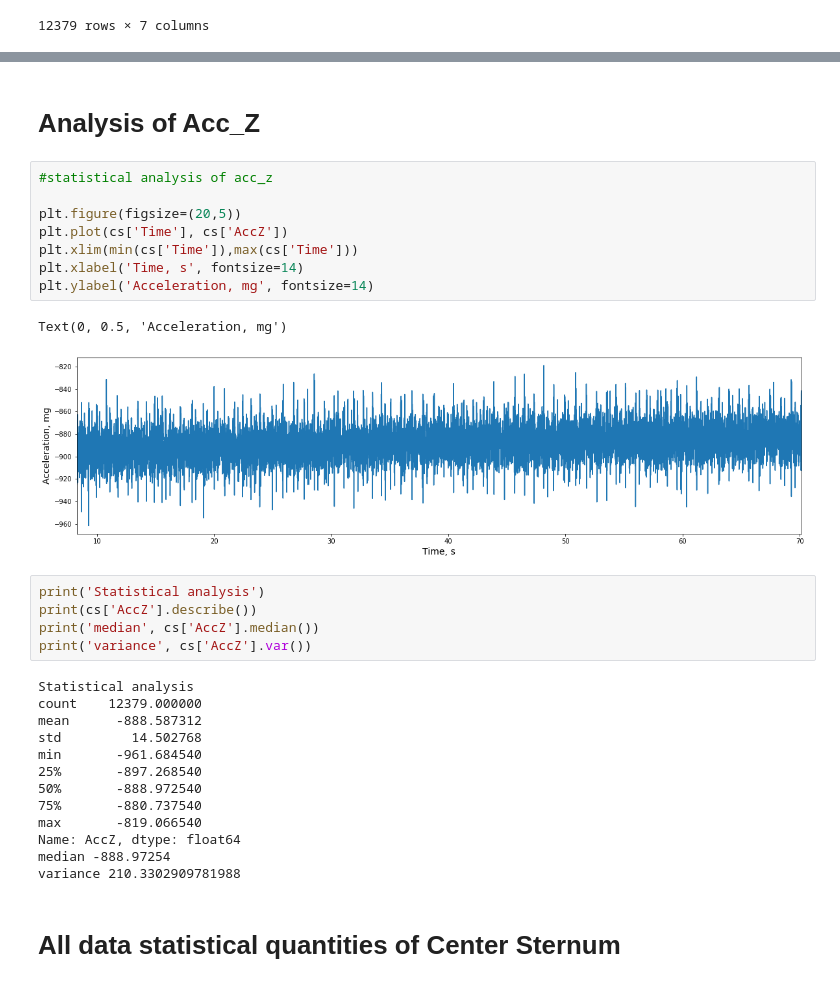
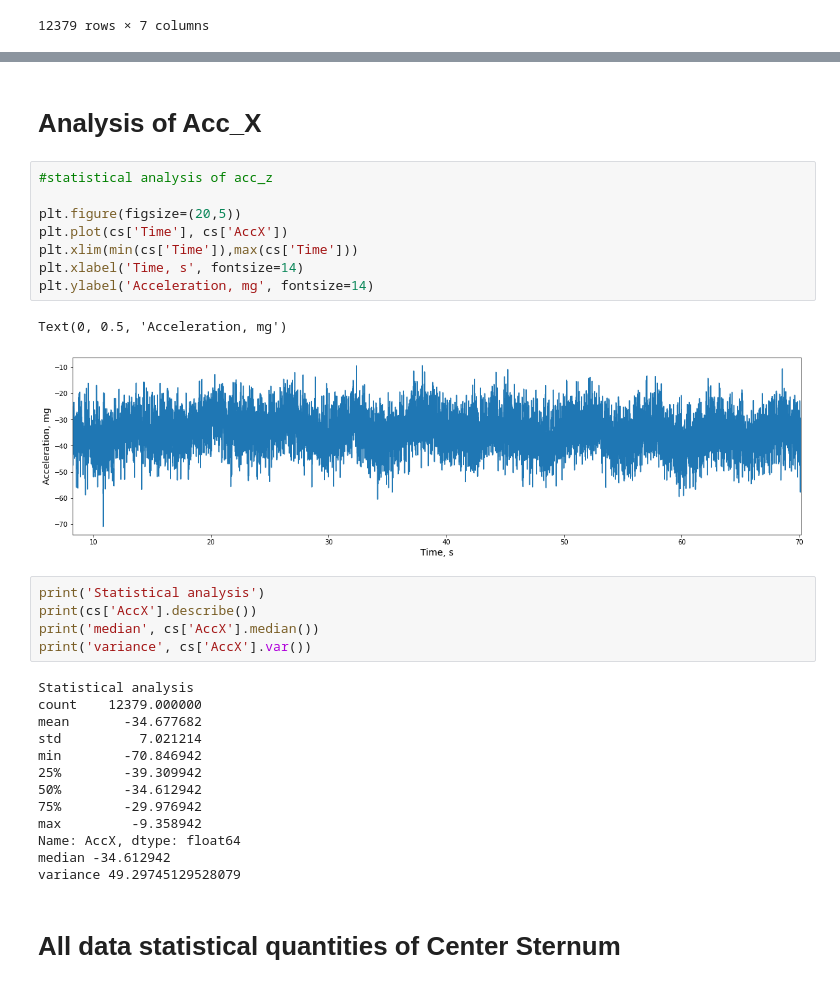
Before and after one commit to ericabrisigotti/heart_rate_estimation_LCP-A, a Jupyter notebook: Project_update 1.ipynb, the cells around one changed output, grey strips where cells are left out. Drawn from its saved outputs; the diff is of its cells as text.

```diff
--- a/Project_update 1.ipynb
+++ b/Project_update 1.ipynb
@@ -354,34 +391,34 @@ cs
 # %% [markdown]
-# Analysis of Acc_Z
+# Analysis of Acc_X
 # %%
 #statistical analysis of acc_z
 
 plt.figure(figsize=(20,5))
-plt.plot(cs['Time'], cs['AccZ'])
+plt.plot(cs['Time'], cs['AccX'])
 plt.xlim(min(cs['Time']),max(cs['Time']))
 plt.xlabel('Time, s', fontsize=14)
 plt.ylabel('Acceleration, mg', fontsize=14)
 # %% [output]
 Text(0, 0.5, 'Acceleration, mg')
-[figure, old version]
+[figure, new version]
 # %%
 print('Statistical analysis')
-print(cs['AccZ'].describe())
-print('median', cs['AccZ'].median())
-print('variance', cs['AccZ'].var())
+print(cs['AccX'].describe())
+print('median', cs['AccX'].median())
+print('variance', cs['AccX'].var())
 # %% [output]
 Statistical analysis
 count    12379.000000
-mean      -888.587312
-std         14.502768
-min       -961.684540
-25%       -897.268540
-50%       -888.972540
-75%       -880.737540
-max       -819.066540
-Name: AccZ, dtype: float64
-median -888.97254
-variance 210.3302909781988
+mean       -34.677682
+std          7.021214
+min        -70.846942
+25%        -39.309942
+50%        -34.612942
+75%        -29.976942
+max         -9.358942
+Name: AccX, dtype: float64
+median -34.612942
+variance 49.29745129528079
 # %% [markdown]
 # All data statistical quantities of Center Sternum
 # %%
```
Also changed, not shown: parts of 7 cells of this notebook.
